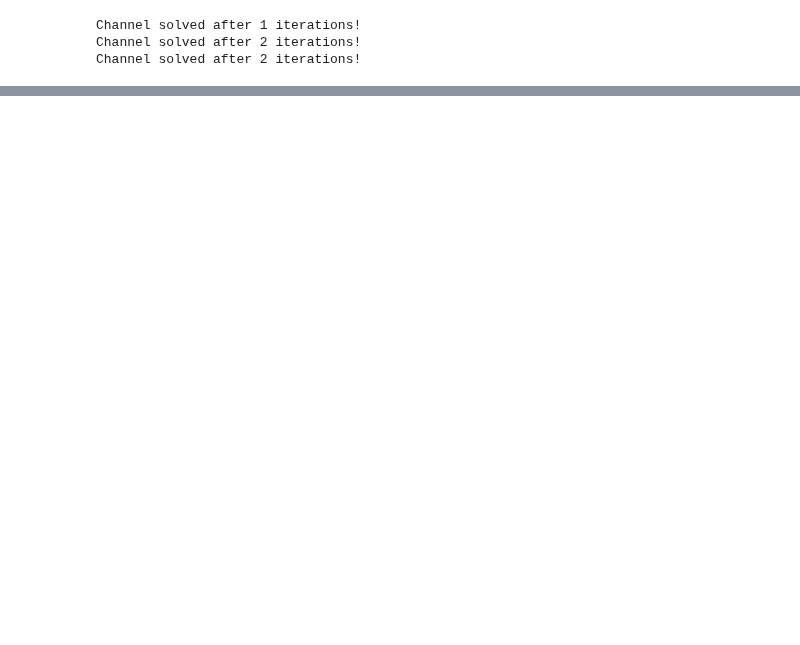
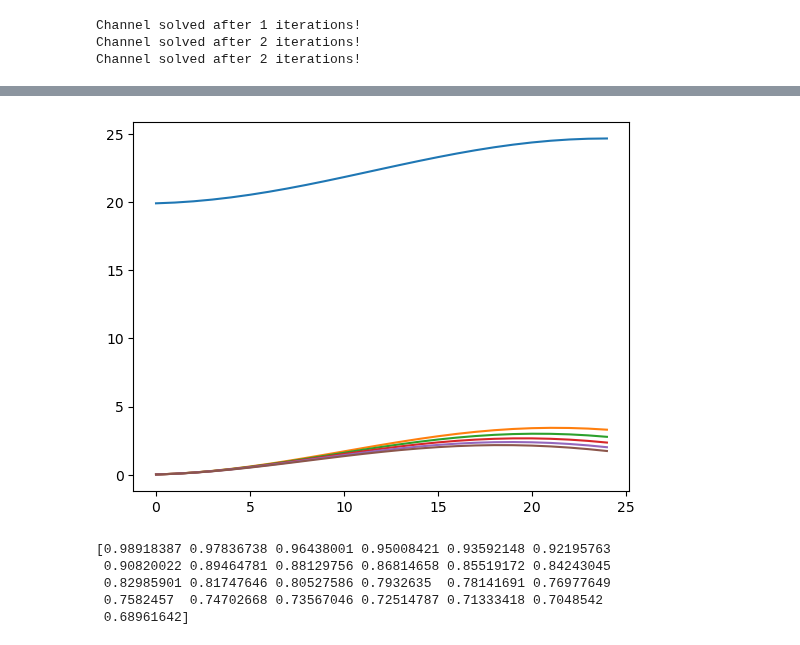
Before and after one commit to jfaulkner31/mothman, a Jupyter notebook: testing2.ipynb, the cells around one changed output, grey strips where cells are left out. Cells and saved outputs as stored; diff of their text form; code cells hidden in the pictures; blank space fills up the shorter version.

```diff
--- a/testing2.ipynb
+++ b/testing2.ipynb
@@ -115,3 +181,8 @@ AttributeError: 'list' object has no attribute 'phi'
+# %%
+for this in ch.tracers.keys():
+  plt.plot(ch.tracers[this].T)
+# %% [output]
+[figure, added]
 # %%
 ### ADDED THESE TO TO CHANNEL CODE - NOW NEED TO INCORPORATE PASSING OF OUTGOING VALUES INTO CHANNEL.PY
 ### IN GET_OUTLET_CONDITIONS() - AND - UPDATE_INTERFACE_CONDITIONS() SO THAT TRACERS ARE HANDLED SEAMLESSLY.
@@ -120,7 +191,7 @@ c1 = ScalarField(name='c1', initial_value=0.0, mesh=ch.mesh)
 
 # KERNELS
 c1_adv = AdvectionKernel(field=c1, mesh=ch.mesh, w=ch.velocity_faces, scheme='quick', rho=1.0)
-c1_decay = ImplicitReactionKernel(field=c1, mesh=ch.mesh,lam=0.5)
+c1_decay = ImplicitReactionKernel(field=c1, mesh=ch.mesh,lam=0.05)
 
 # BCS
 bc = AdvectedInletFluxBC(field=c1, mesh=ch.mesh, boundary='lower', phi=1.0, w=ch.velocity_faces, rho=1.0)
@@ -130,5 +201,11 @@ solver = BasicSolver(kernels=[c1_decay, c1_adv], bcs=[bc], field=c1)
 solver.solve()
 
 print(c1.T)
+# %% [output]
+[0.98918387 0.97836738 0.96438001 0.95008421 0.93592148 0.92195763
+ 0.90820022 0.89464781 0.88129756 0.86814658 0.85519172 0.84243045
+ 0.82985901 0.81747646 0.80527586 0.7932635  0.78141691 0.76977649
+ 0.7582457  0.74702668 0.73567046 0.72514787 0.71333418 0.7048542
+ 0.68961642]
 # %%
 ch.velocity_faces.T
```
Also changed, not shown: parts of 14 cells of this notebook, 2 other files.
